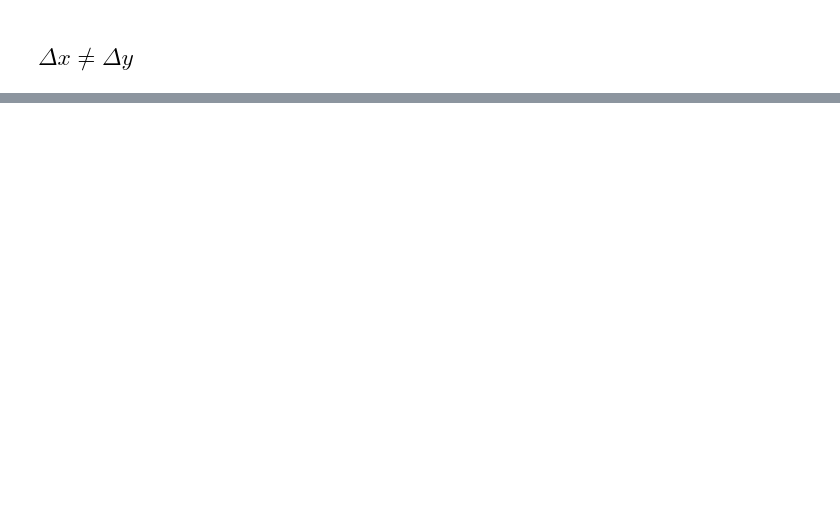
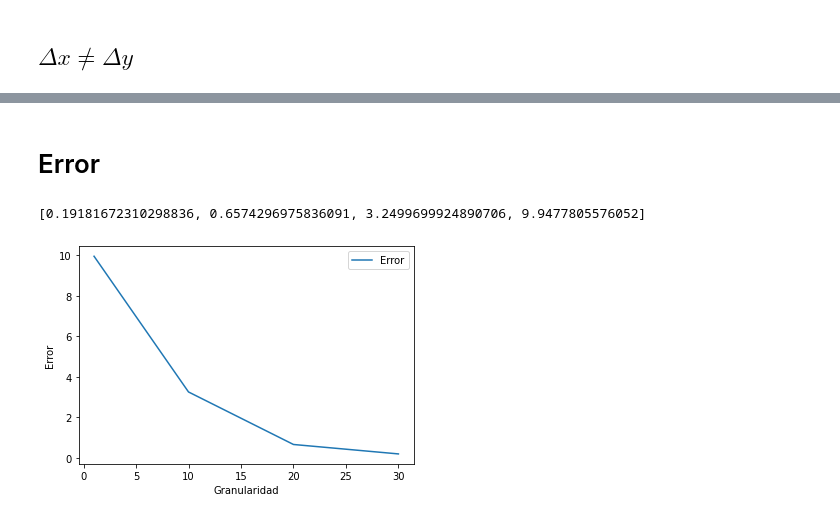
Before and after one commit to nestorivanmo/iimas-data-science, a Jupyter notebook: mmccd/metodos-numericos/diferencias-finitas/DiferenciasFinitas.ipynb, the cells around one changed output, grey strips where cells are left out. Drawn from its saved outputs; the diff is of its cells as text; code cells hidden in the pictures; blank space fills up the shorter version.

```diff
--- a/mmccd/metodos-numericos/diferencias-finitas/DiferenciasFinitas.ipynb
+++ b/mmccd/metodos-numericos/diferencias-finitas/DiferenciasFinitas.ipynb
@@ -665,0 +722,15 @@ solve_(h=2, w=3, deltaX=0.02, deltaY=0.03, method='numpy')
+# %% [markdown]
+# Error
+# %%
+error = []
+for punto in puntos:
+    error.append(abs(punto_base - punto))
+print(error)
+plt.plot([1,10,20,30],error[::-1], label='Error')
+plt.xlabel('Granularidad')
+plt.ylabel('Error')
+plt.legend()
+plt.show()
+# %% [output]
+[0.19181672310298836, 0.6574296975836091, 3.2499699924890706, 9.9477805576052]
+[figure, added]
```
Also changed, not shown: parts of 12 cells of this notebook.
